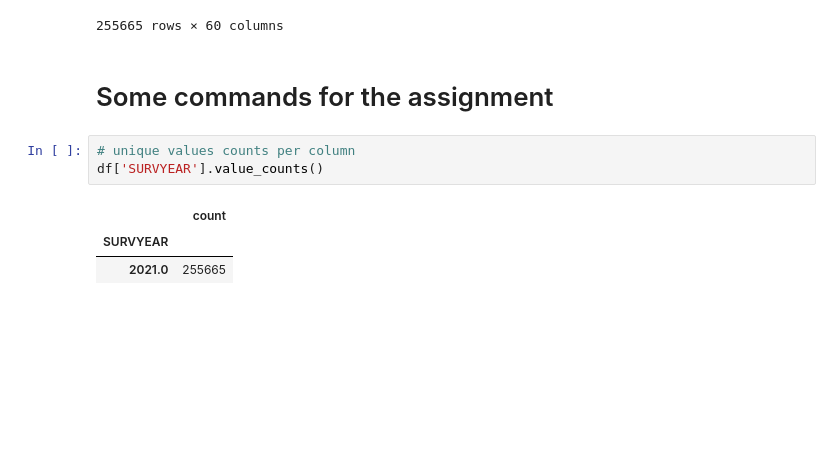
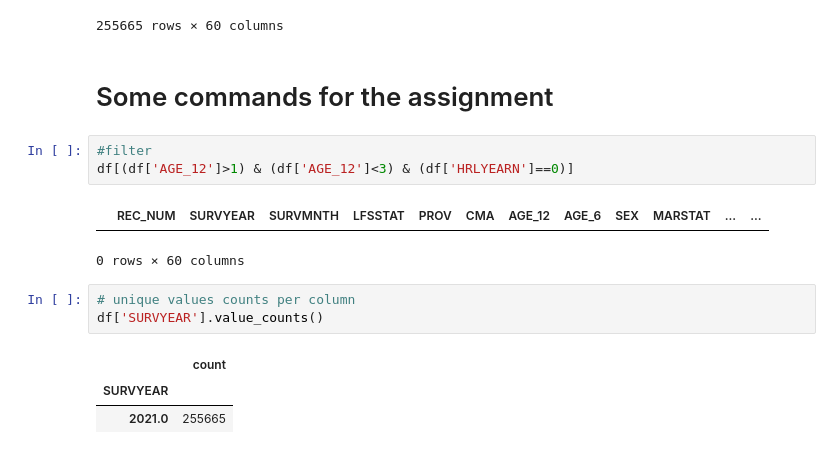
Before and after one commit to havaledar/ECON3740_W25, a Jupyter notebook: ECON3740_W25_lab8.ipynb, the cells around one changed output. Drawn from its saved outputs; the diff is of its cells as text; blank space fills up the shorter version.

```diff
--- a/ECON3740_W25_lab8.ipynb
+++ b/ECON3740_W25_lab8.ipynb
@@ -186,6 +158,12 @@ df
 255665 rows × 60 columns
 # %% [markdown]
 # Some commands for the assignment
+# %%
+#filter
+df[(df['AGE_12']>1) & (df['AGE_12']<3) & (df['HRLYEARN']==0)]
+# %% [output]
+|  | REC_NUM | SURVYEAR | SURVMNTH | LFSSTAT | PROV | CMA | AGE_12 | AGE_6 | SEX | MARSTAT | ... | ... |
+0 rows × 60 columns
 # %%
 # unique values counts per column
 df['SURVYEAR'].value_counts()
```
Also changed, not shown: parts of 7 cells of this notebook.
